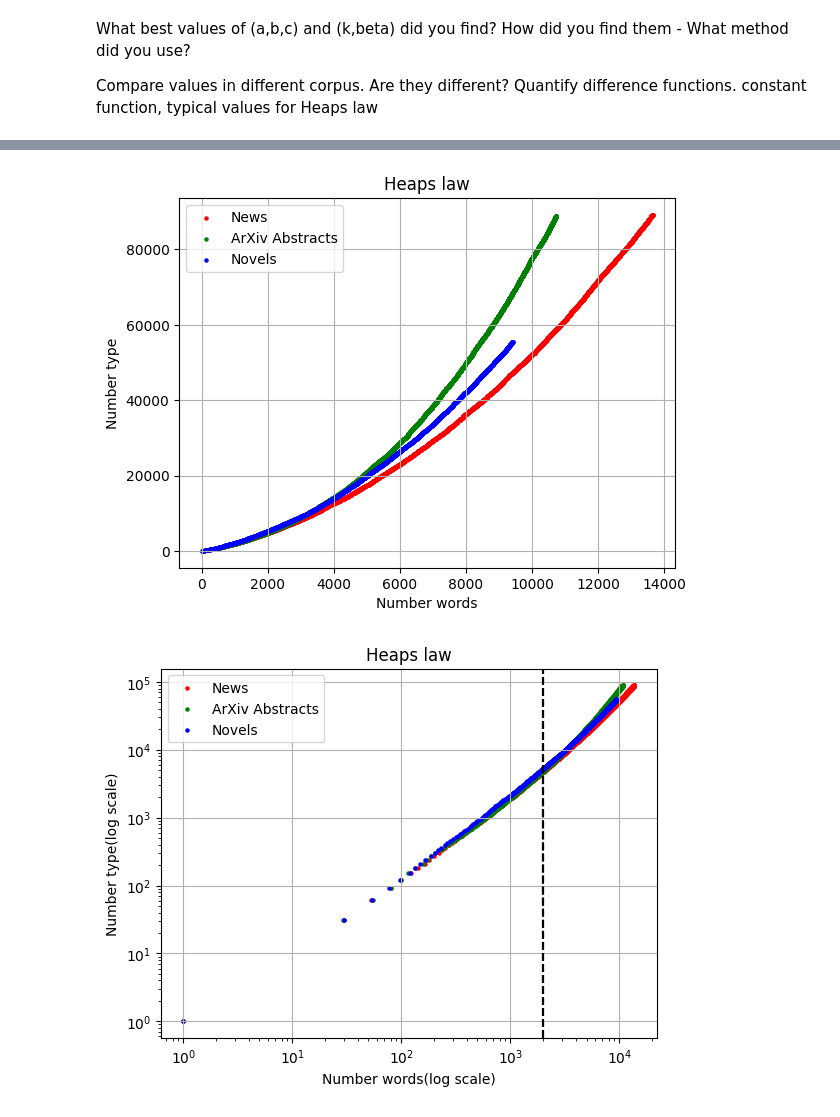
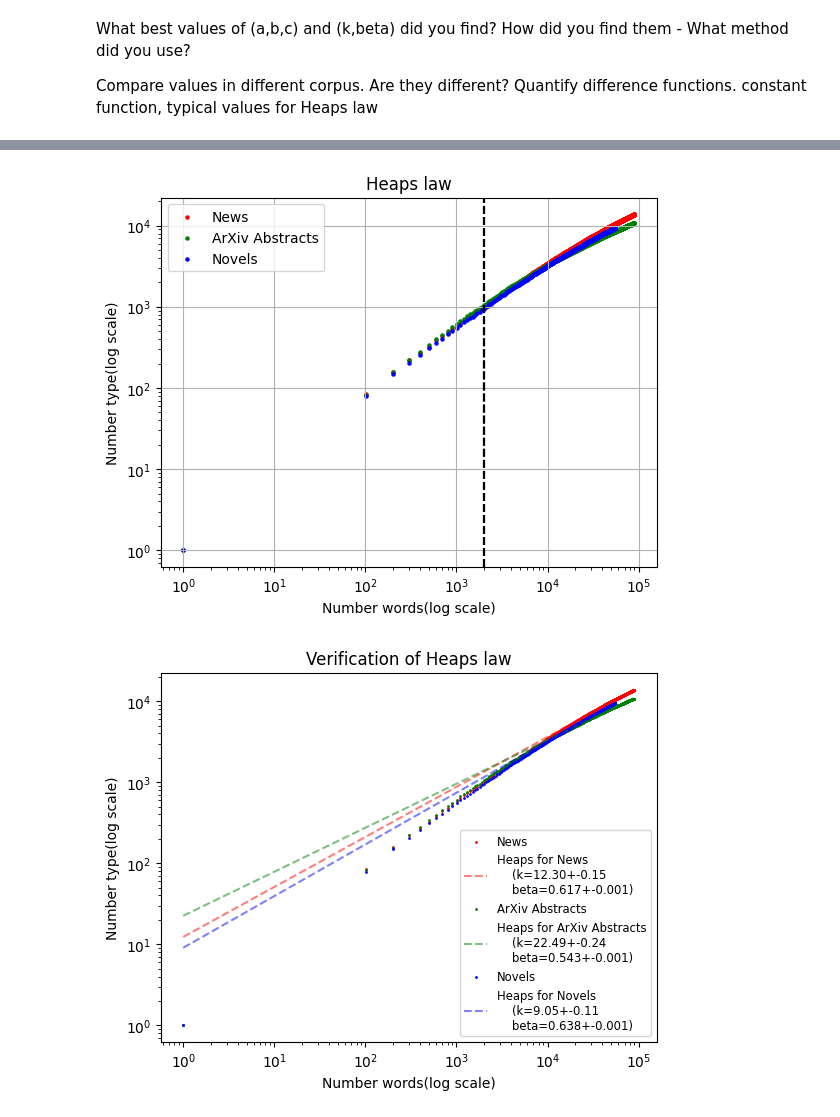
Before and after one commit to Victor-Garcia-p/irrs_lab1, a Jupyter notebook: Heaps.ipynb, the cells around one changed output, grey strips where cells are left out. Cells and saved outputs as stored; diff of their text form; code cells hidden in the pictures.

Commit message:
added some figures

```diff
--- a/Heaps.ipynb
+++ b/Heaps.ipynb
@@ -32,16 +55,16 @@ n_words = {}
 
 for name, df in data.items():
     n = len(df)
-    sparce = 30
+    sparce = 100
 
     types_dict = dict()
 
     for i in range(0, n, sparce):
-        m = df.sample(n = i+1, weights="count",replace=True, random_state=123)
-        types_dict[i+1] = len(set(m.word))
+        m = df.sample(n = i+1, weights="count",replace=True, random_state=456)
+        types_dict[i+1] = len(set(m.word))  # remove duplicates using a set
 
-    n_types[name] = np.array([key for key in types_dict.keys()])
-    n_words[name] = np.array([key for key in types_dict.values()])
+    n_words[name] = np.array([key for key in types_dict.keys()])
+    n_types[name] = np.array([key for key in types_dict.values()])
 # %%
 def Heaps_law(n_words, k, beta):
     return k * (n_words ** beta)
@@ -52,7 +75,7 @@ beta = {}
 sigma_ab = {}
 
 for name in data.keys():
-    params = curve_fit(Heaps_law, n_words[name], n_types[name], bounds = (0, [np.inf, 1]))
+    params = curve_fit(Heaps_law, n_words[name], n_types[name], p0 = (50, 0.70), bounds = (0, [1000, 1]))
     fits, covar = params
     k[name], beta[name] = fits
 
@@ -70,0 +94,21 @@ k= 5.012891792415474 B= 0.9999999999999072
+# %%
+for name in dataset_names:
+    new_name = renamed_datasets[name]
+
+    if new_name == "News":
+        col = "red"
+        plt.plot(n_words[name], n_words[name], label = "Reference", color="black", linestyle='--')
+    elif new_name == "Novels":
+        col = "blue"
+    else:
+        col = "green"
+
+    plt.scatter(n_words[name], n_types[name], label = new_name, s=3, color=col, marker='o')
+    plt.xlim(0, 95000)
+    plt.ylim(0, 14000)
+
+    plt.legend()
+    plt.grid()
+    plt.title("N types vs N words")
+    plt.xlabel("Number words")
+    plt.ylabel("Number type")
@@ -71,32 +121,30 @@ k= 5.012891792415474 B= 0.9999999999999072
 # %%
-renamed_datasets = {"word_counts_novels_clean.txt" : "Novels",
-            "word_counts_news_clean.txt" : "News",
-            "word_counts_arxiv_abs_clean.txt" : "ArXiv Abstracts"}
-
 for name in dataset_names:
     new_name = renamed_datasets[name]
 
     if new_name == "News":
         col = "red"
     elif new_name == "Novels":
         col = "blue"
     else:
         col = "green"
 
     plt.scatter(n_words[name], n_types[name], label = new_name, s=5, color=col, marker='o')
+    plt.yscale("log")
+    plt.xscale("log")
     plt.legend()
     plt.grid()
     plt.title("Heaps law")
-    plt.xlabel("Number words")
-    plt.ylabel("Number type")
+    plt.xlabel("Number words(log scale)")
+    plt.ylabel("Number type(log scale)")
+    plt.axvline(x=2000, linestyle='--', color = "black")
 # %% [output]
-[figure, old version]
+[figure, new version]
 # %%
-renamed_datasets = {"word_counts_novels_clean.txt" : "Novels",
-            "word_counts_news_clean.txt" : "News",
-            "word_counts_arxiv_abs_clean.txt" : "ArXiv Abstracts"}
-
-for name in dataset_names:
+# Plot fitted functions and original points
+# it seems not a good fit
+for name in data.keys():
+    # plot points
     new_name = renamed_datasets[name]
 
     if new_name == "News":
@@ -106,14 +154,19 @@ for name in dataset_names:
     else:
         col = "green"
 
-    plt.scatter(n_words[name], n_types[name], label = new_name, s=5, color=col, marker='o')
+    plt.scatter(n_words[name], n_types[name], label = new_name, s=1, color=col, marker='o')
+
+    lab = f"""Heaps for {renamed_datasets[name]}
+    (k={k[name]:.2f}+-{sigma_ab[name][0]:.2f}
+    beta={beta[name]:.3f}+-{sigma_ab[name][1]:.3f})"""
+
+    plt.plot(n_words[name], Heaps_law(n_words[name], k[name], beta[name]), color = col, label = lab, linestyle='--', alpha = 0.5)
+
     plt.yscale("log")
     plt.xscale("log")
-    plt.legend()
-    plt.grid()
-    plt.title("Heaps law")
+    plt.legend(fontsize='small', loc = 'lower right')
+    plt.title("Verification of Heaps law")
     plt.xlabel("Number words(log scale)")
     plt.ylabel("Number type(log scale)")
-    plt.axvline(x=2000, linestyle='--', color = "black")
 # %% [output]
-[figure, old version]
+[figure, new version]
```
Also changed, not shown: parts of 14 cells of this notebook, 5 other files.
